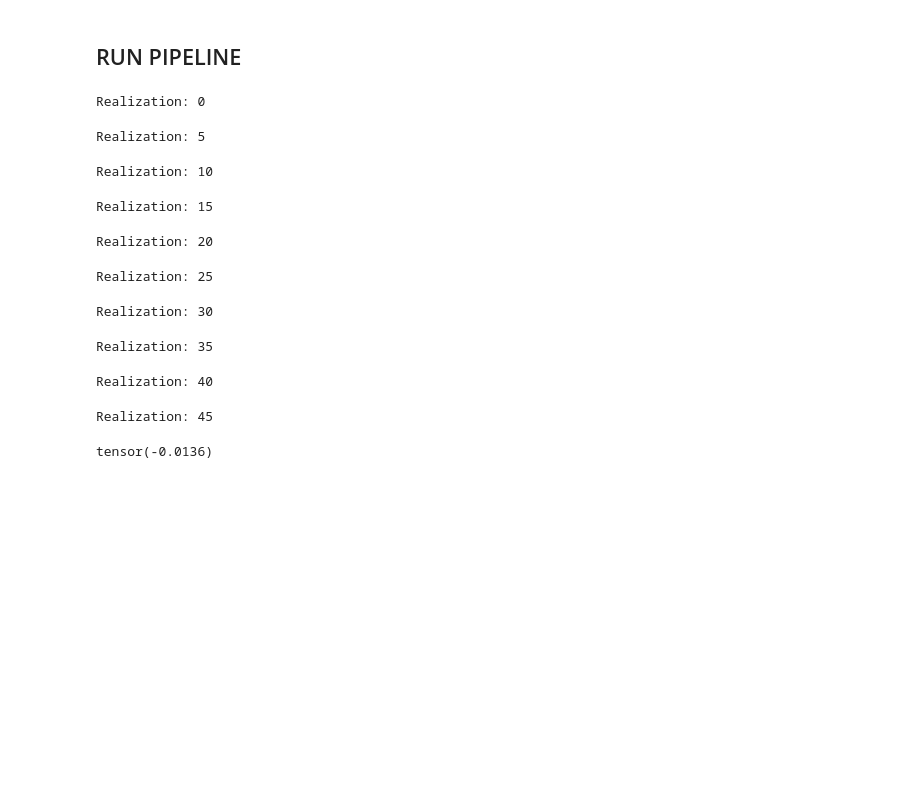
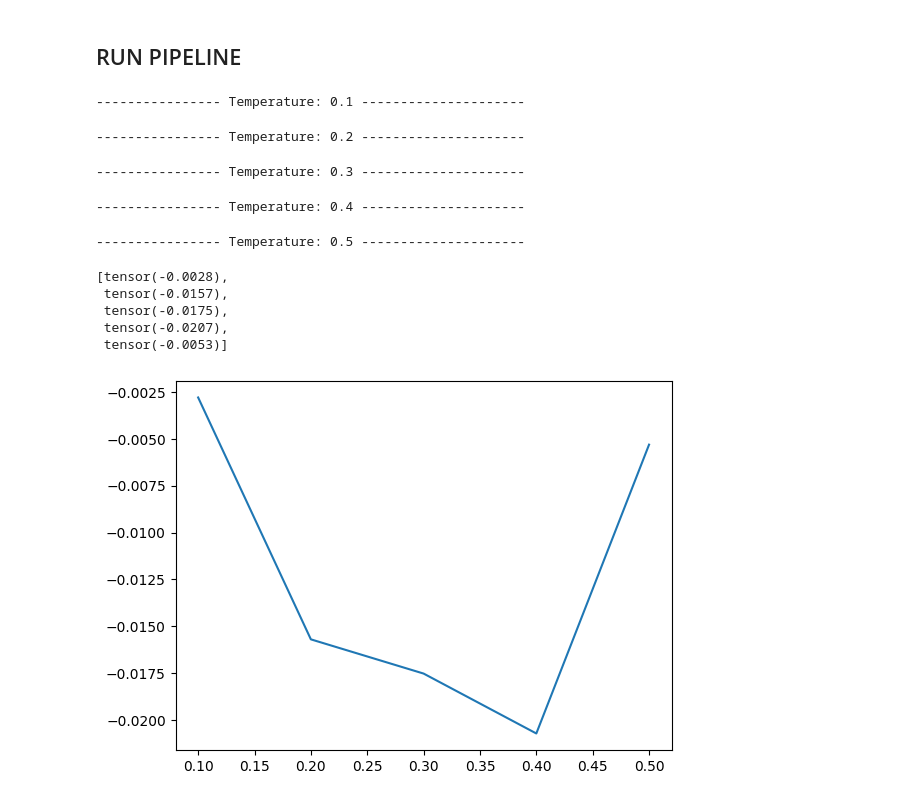
Before and after one commit to Jdss026/isin-models, a Jupyter notebook: notebooks/miller/2d_langevin_v2.ipynb, the cells around one changed output. Saved outputs shown, nothing was run; the diff lists cells and outputs as text; code cells hidden in the pictures; blank space fills up the shorter version.

```diff
--- a/notebooks/miller/2d_langevin_v2.ipynb
+++ b/notebooks/miller/2d_langevin_v2.ipynb
@@ -118,28 +118,37 @@ X, Y = torch.meshgrid(x, y)
 ## simula 100 configurações finais com os parametros iniciais
 L = laplacian(Ng)
 L = L.to(device)         # construct the laplacian
-N_real = 50
+N_real = 150
 
 list_vev = []
-for T in [0.1, 0.2, 0.3, 0.4]:
+list_temperature = [0.1, 0.2, 0.3, 0.4, 0.5]
+for T in list_temperature:
+  print(f"---------------- Temperature: {T} --------------------- ")
   for realization in tqdm(range(N_real), desc="Processing", ncols=100, ascii=True):
     u = torch.randn(Ng * Ng, 1, device=device)  # Initial data
     integrate(L, u, T)    # simulate
-    if realization % 10 ==0:
-      print(f'Realization: {realization}')
+    # if realization % 10 ==0:
+      # print(f'Realization: {realization}')
 
   mean_config = avg_realizations(master_list, Ng)
   VEV = avg_final(mean_config, Ng)
   list_vev.append(VEV)
 # %% [output]
-Realization: 0
+---------------- Temperature: 0.1 ---------------------
-Realization: 5
+---------------- Temperature: 0.2 ---------------------
-Realization: 10
+---------------- Temperature: 0.3 ---------------------
-Realization: 15
+---------------- Temperature: 0.4 ---------------------
-Realization: 20
+---------------- Temperature: 0.5 ---------------------
-Realization: 25
-Realization: 30
-Realization: 35
-Realization: 40
-Realization: 45
-tensor(-0.0136)
+# %%
+list_vev
+# %% [output]
+[tensor(-0.0028),
+ tensor(-0.0157),
+ tensor(-0.0175),
+ tensor(-0.0207),
+ tensor(-0.0053)]
+# %%
+plt.plot(list_temperature, list_vev)
+plt.show()
+# %% [output]
+[figure, added]
```
